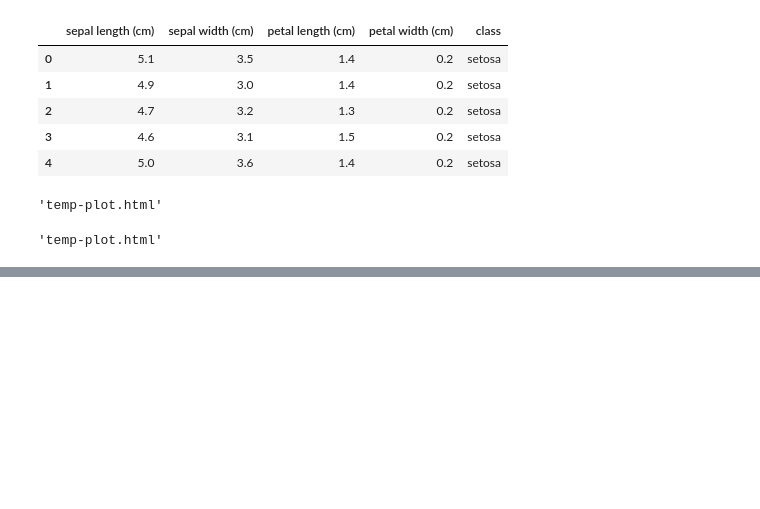
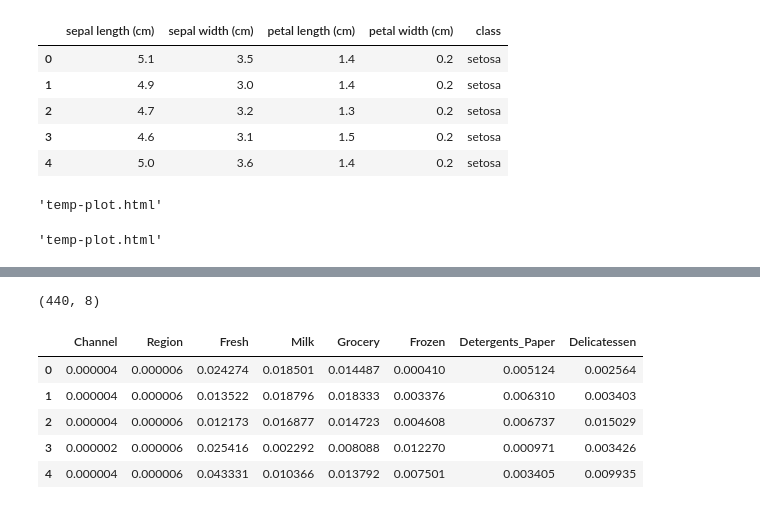
Before and after one commit to enigdata/python-coding, a Jupyter notebook: Numpy/numerical_computing_book/clustering.ipynb, the cells around one changed output, grey strips where cells are left out. Drawn from its saved outputs; the diff is of its cells as text; code cells hidden in the pictures; blank space fills up the shorter version.

```diff
--- a/Numpy/numerical_computing_book/clustering.ipynb
+++ b/Numpy/numerical_computing_book/clustering.ipynb
@@ -165,0 +290,4 @@ plot(fig)
+# %%
+data.shape
+# %% [output]
+(440, 8)
@@ -165,0 +296,11 @@ plot(fig)
+# %%
+df= pd.DataFrame(data_norm,
+                columns=['Channel','Region','Fresh','Milk','Grocery','Frozen','Detergents_Paper','Delicatessen'])
+df.head()
+# %% [output]
+|  | Channel | Region | Fresh | Milk | Grocery | Frozen | Detergents_Paper | Delicatessen |
+| 0 | 0.000004 | 0.000006 | 0.024274 | 0.018501 | 0.014487 | 0.000410 | 0.005124 | 0.002564 |
+| 1 | 0.000004 | 0.000006 | 0.013522 | 0.018796 | 0.018333 | 0.003376 | 0.006310 | 0.003403 |
+| 2 | 0.000004 | 0.000006 | 0.012173 | 0.016877 | 0.014723 | 0.004608 | 0.006737 | 0.015029 |
+| 3 | 0.000002 | 0.000006 | 0.025416 | 0.002292 | 0.008088 | 0.012270 | 0.000971 | 0.003426 |
+| 4 | 0.000004 | 0.000006 | 0.043331 | 0.010366 | 0.013792 | 0.007501 | 0.003405 | 0.009935 |
```
Also changed, not shown: parts of 23 cells of this notebook.
